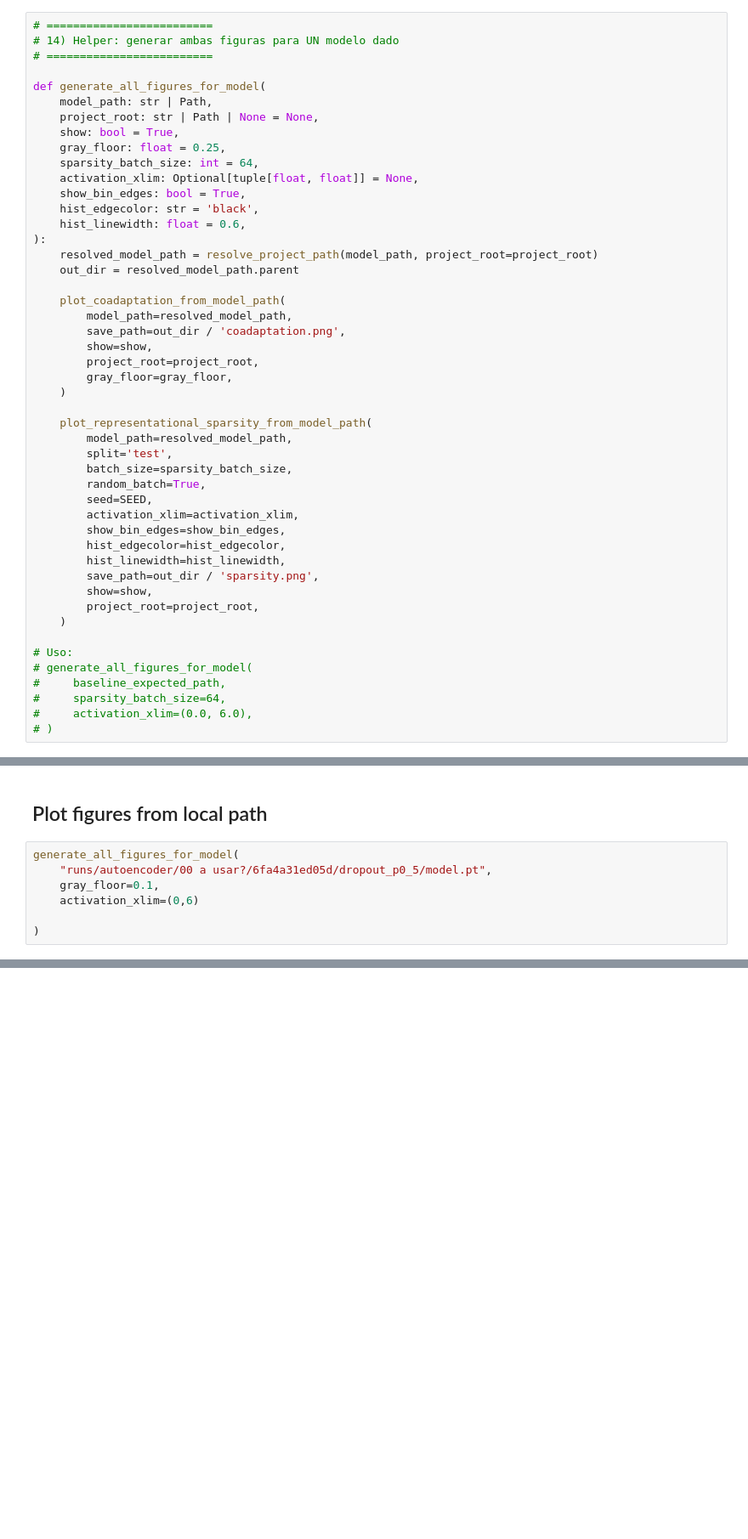
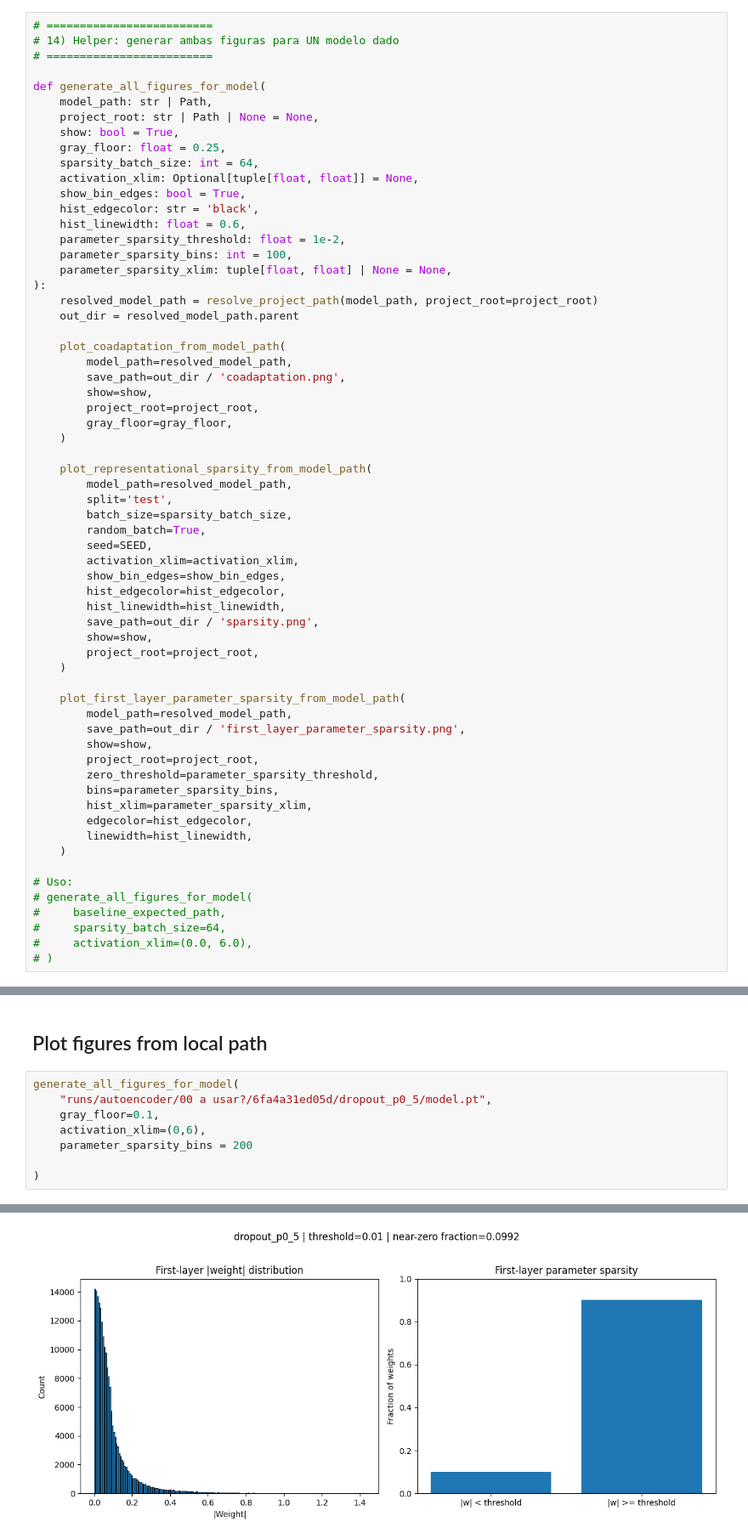
Before and after one commit to joacogamalerio/tesis-project-repository, a Jupyter notebook: dropout_mnist_autoencoder_repro.ipynb, the cells around one changed output, grey strips where cells are left out. Shown at 85% size. Saved outputs shown, nothing was run; the diff lists cells and outputs as text; blank space fills up the shorter version.

Commit message:
parametric sparsity plots

```diff
--- a/dropout_mnist_autoencoder_repro.ipynb
+++ b/dropout_mnist_autoencoder_repro.ipynb
@@ -1084,6 +1120,9 @@ def generate_all_figures_for_model(
     show_bin_edges: bool = True,
     hist_edgecolor: str = 'black',
     hist_linewidth: float = 0.6,
+    parameter_sparsity_threshold: float = 1e-2,
+    parameter_sparsity_bins: int = 100,
+    parameter_sparsity_xlim: tuple[float, float] | None = None,
 ):
     resolved_model_path = resolve_project_path(model_path, project_root=project_root)
     out_dir = resolved_model_path.parent
@@ -1111,6 +1150,18 @@ def generate_all_figures_for_model(
         project_root=project_root,
     )
 
+    plot_first_layer_parameter_sparsity_from_model_path(
+        model_path=resolved_model_path,
+        save_path=out_dir / 'first_layer_parameter_sparsity.png',
+        show=show,
+        project_root=project_root,
+        zero_threshold=parameter_sparsity_threshold,
+        bins=parameter_sparsity_bins,
+        hist_xlim=parameter_sparsity_xlim,
+        edgecolor=hist_edgecolor,
+        linewidth=hist_linewidth,
+    )
+
 # Uso:
 # generate_all_figures_for_model(
 #     baseline_expected_path,
@@ -1164,7 +1215,8 @@ def read_metrics_from_model_path(model_path: str | Path):
 generate_all_figures_for_model(
     "runs/autoencoder/00 a usar?/6fa4a31ed05d/dropout_p0_5/model.pt",
     gray_floor=0.1,
-    activation_xlim=(0,6)
+    activation_xlim=(0,6),
+    parameter_sparsity_bins = 200
 
 )
 # %% [output]
@@ -1183,0 +1237 @@ Saved: /mnt/d2ddcf1e-b595-473f-a2bc-7304fcae012e/tes/tesis-project-repository/ru
+[figure, added]
```
Also changed, not shown: parts of 5 cells of this notebook.
